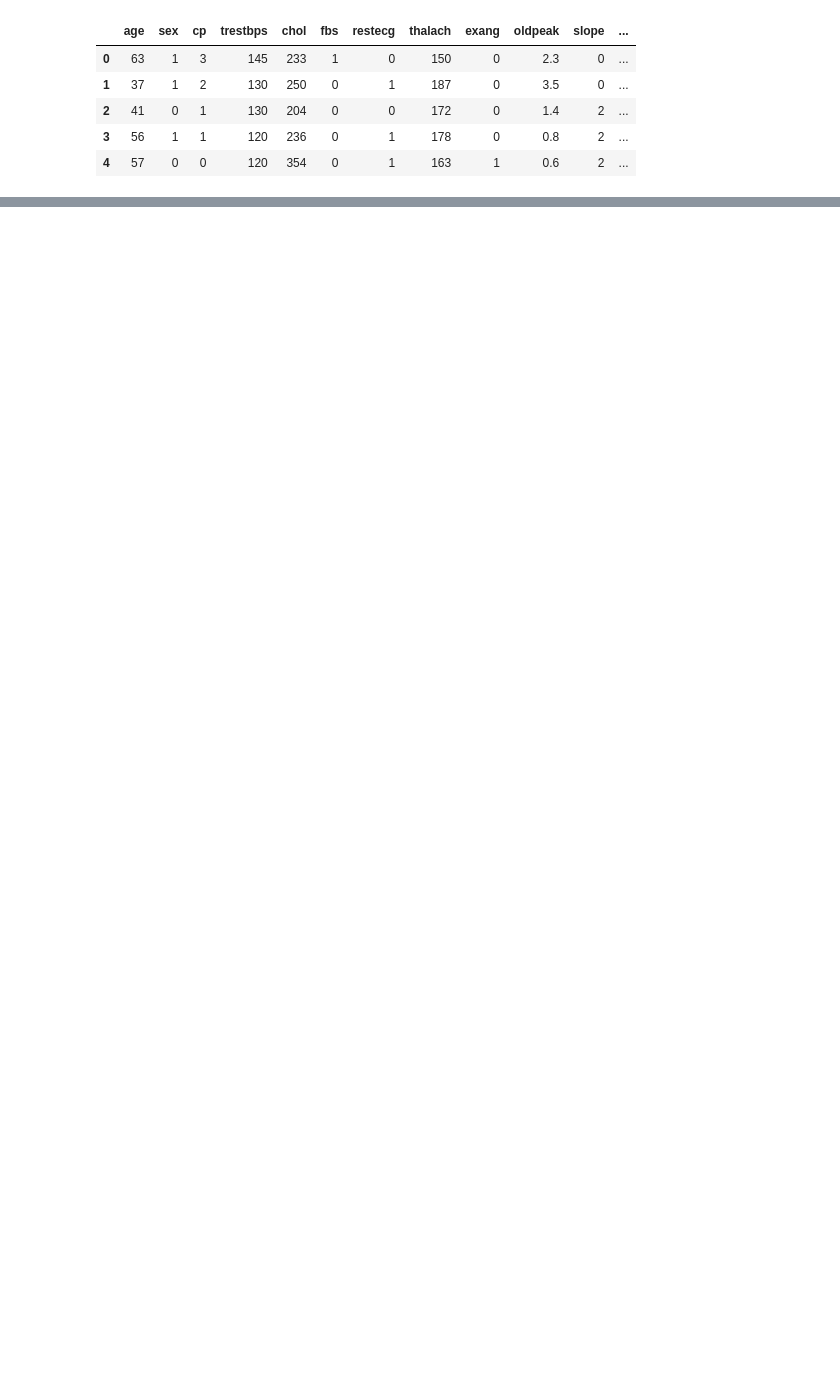
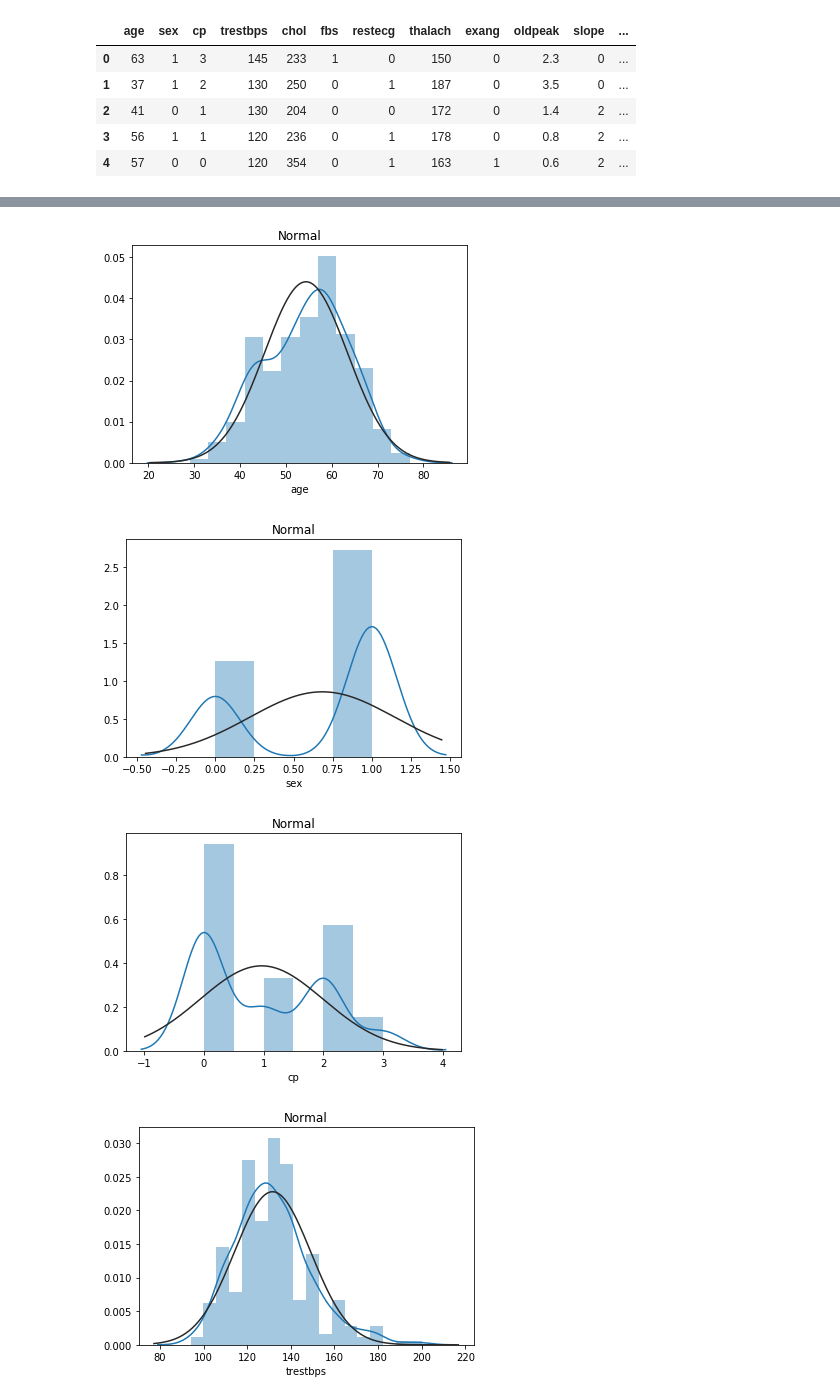
Before and after one commit to foreverloop/azcourseprep, a Jupyter notebook: density-estimation.ipynb, the cells around one changed output, grey strips where cells are left out. Saved outputs shown, nothing was run; the diff lists cells and outputs as text; code cells hidden in the pictures; blank space fills up the shorter version.

```diff
--- a/density-estimation.ipynb
+++ b/density-estimation.ipynb
@@ -40,0 +46,11 @@ plt.show()
+# %%
+for feature in features:
+    x = df_heart[feature]
+    plt.figure(1); plt.title('Normal')
+    sns.distplot(x, kde=True, fit=stats.norm)
+    plt.show()
+# %% [output]
+[figure, added]
+[figure, added]
+[figure, added]
+[figure, added]
```
Also changed, not shown: parts of 7 cells of this notebook.
